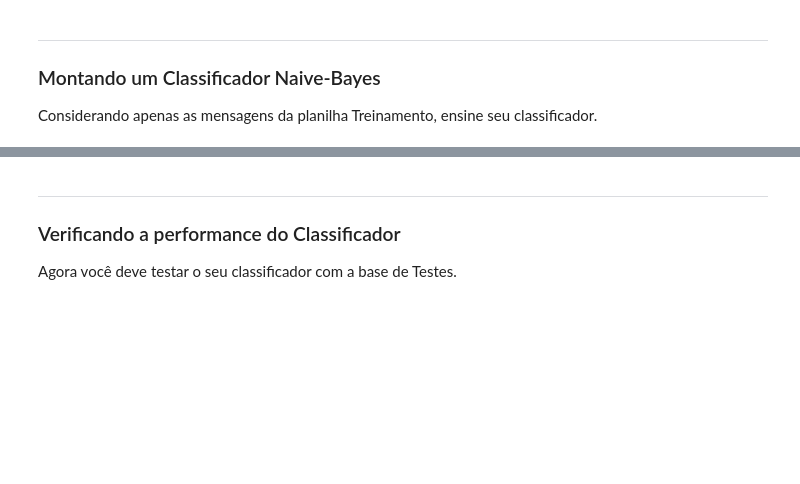
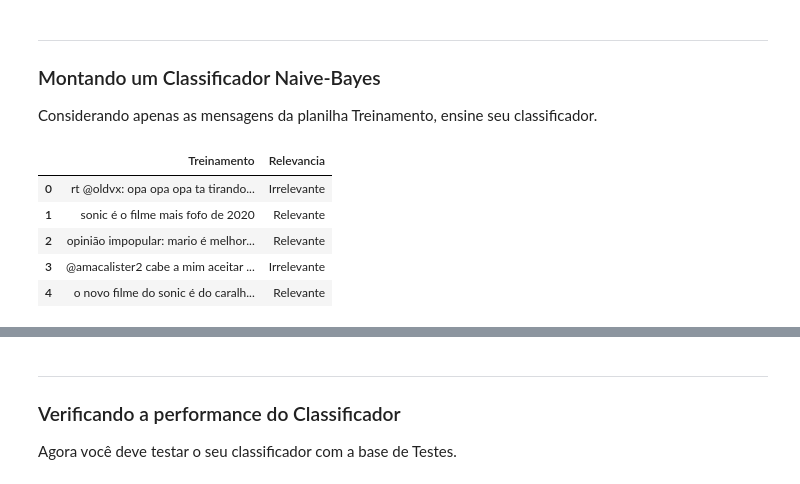
Before and after one commit to GiuseppeAvila/CDados2020_Projeto1, a Jupyter notebook: Projeto1_Classificador_layout.ipynb, the cells around one changed output, grey strips where cells are left out. Cells and saved outputs as stored; diff of their text form; code cells hidden in the pictures; blank space fills up the shorter version.

```diff
--- a/Projeto1_Classificador_layout.ipynb
+++ b/Projeto1_Classificador_layout.ipynb
@@ -59,0 +68,15 @@ tweets_treinamento.tail()
+# %%
+tweets_treinamento = pd.read_excel('Sonic.xlsx',sheet_name=0)
+tweets_treinamento["Relevancia"] = tweets_treinamento["Relevancia"].replace(0,"Irrelevante")
+tweets_treinamento["Relevancia"] = tweets_treinamento["Relevancia"].replace(1,"Relevante")
+tweets_treinamento["Relevancia"] = tweets_treinamento["Relevancia"].replace(2,"Infos")
+
+
+tweets_treinamento.head()
+# %% [output]
+|  | Treinamento | Relevancia |
+| 0 | rt @oldvx: opa opa opa ta tirando... | Irrelevante |
+| 1 | sonic é o filme mais fofo de 2020 | Relevante |
+| 2 | opinião impopular: mario é melhor... | Relevante |
+| 3 | @amacalister2 cabe a mim aceitar ... | Irrelevante |
+| 4 | o novo filme do sonic é do caralh... | Relevante |
```
Also changed, not shown: parts of 30 cells of this notebook.
